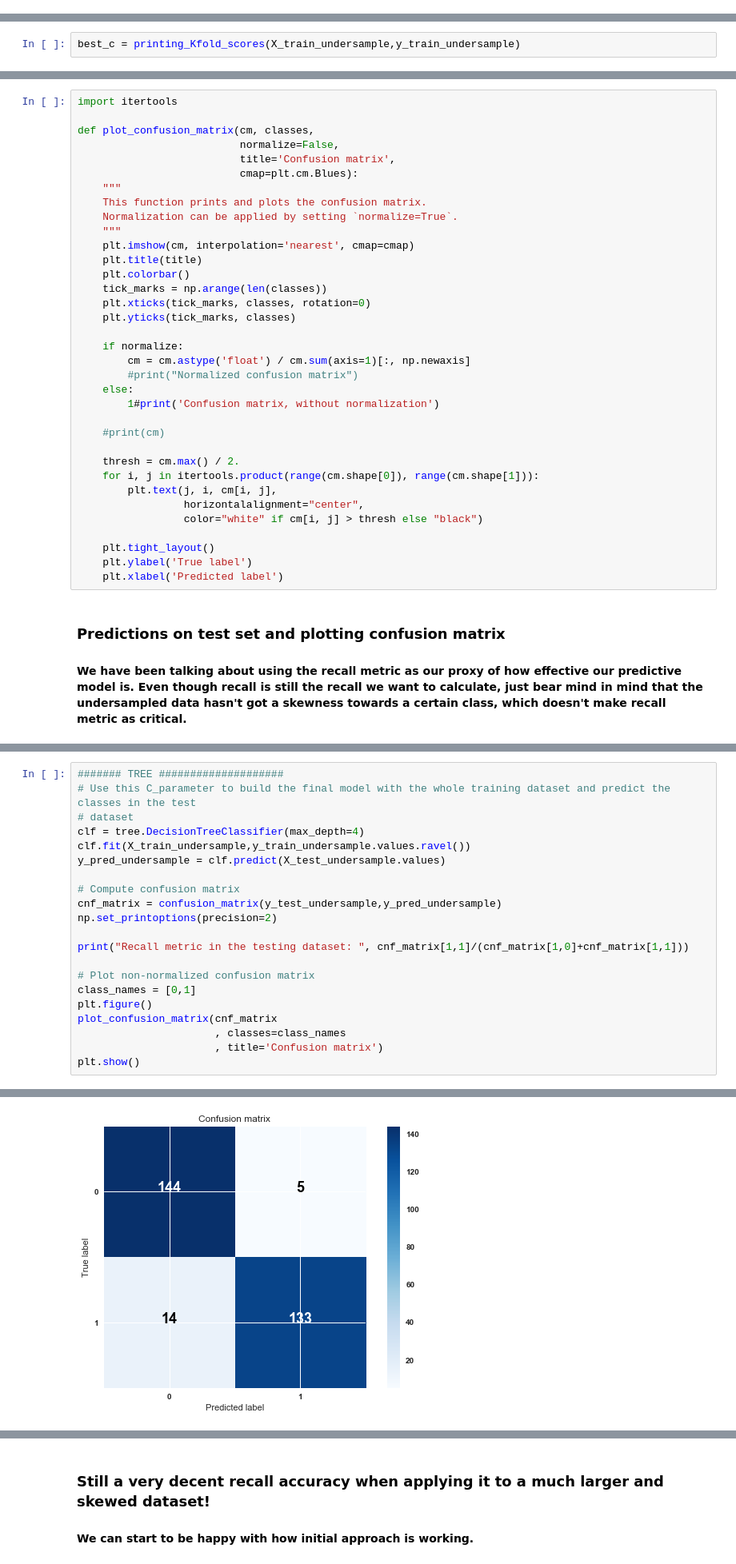
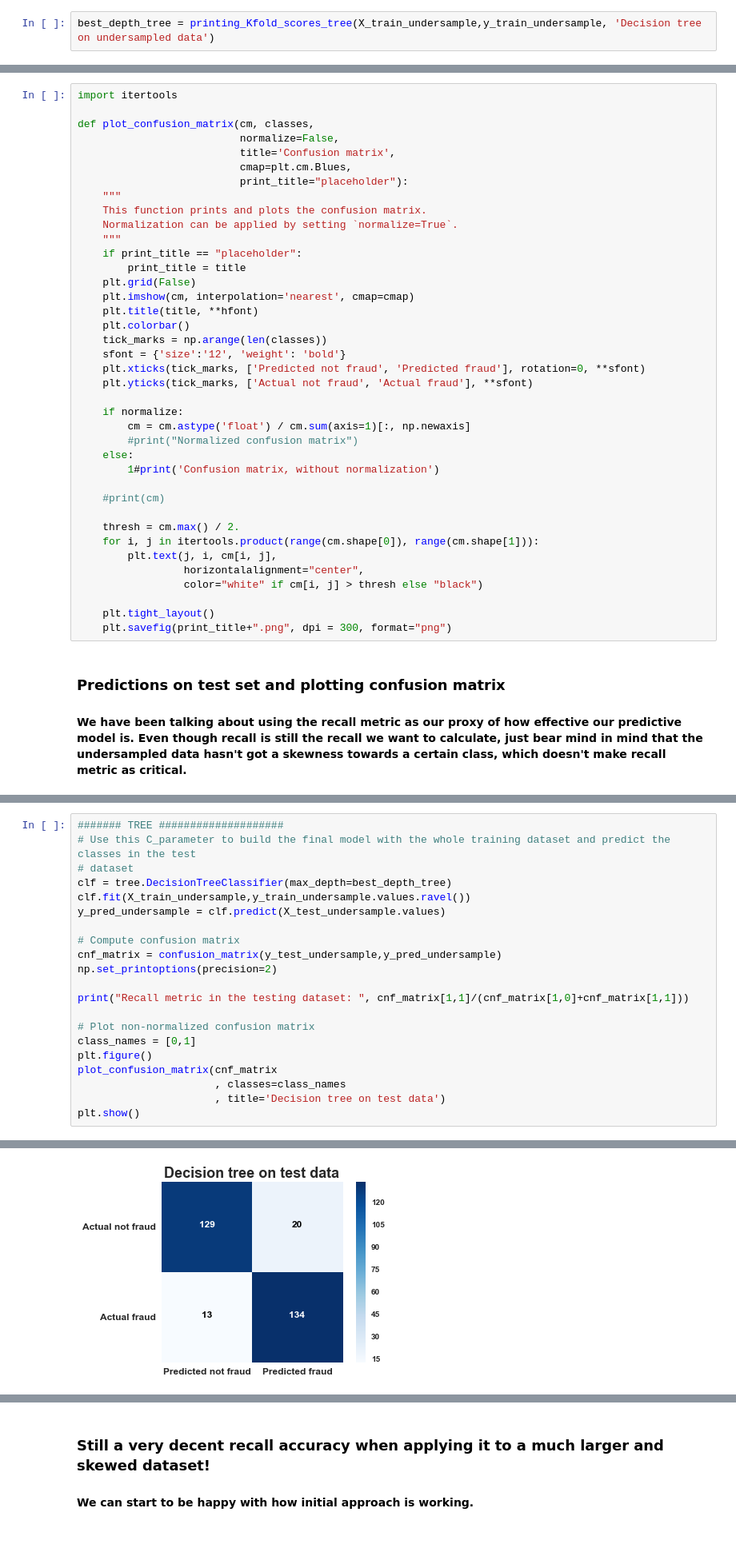
Before and after one commit to mshu1/SpendingHabitsEducation, a Jupyter notebook: original_notebook-lisa.ipynb, the cells around one changed output, grey strips where cells are left out. Shown at 80% size. Saved outputs shown, nothing was run; the diff lists cells and outputs as text; blank space fills up the shorter version.

```diff
--- a/original_notebook-lisa.ipynb
+++ b/original_notebook-lisa.ipynb
@@ -256,0 +305,2 @@ def printing_Kfold_scores(x_train_data,y_train_data):
+# %%
+best_depth_tree = printing_Kfold_scores_tree(X_train_undersample,y_train_undersample, 'Decision tree on undersampled data')
@@ -362,2 +379,0 @@ def printing_Kfold_scores_svm(x_train_data,y_train_data):
-# %%
-best_c = printing_Kfold_scores(X_train_undersample,y_train_undersample)
@@ -456,17 +406,22 @@ import itertools
 def plot_confusion_matrix(cm, classes,
                           normalize=False,
                           title='Confusion matrix',
-                          cmap=plt.cm.Blues):
+                          cmap=plt.cm.Blues,
+                          print_title="placeholder"):
     """
     This function prints and plots the confusion matrix.
     Normalization can be applied by setting `normalize=True`.
     """
+    if print_title == "placeholder":
+        print_title = title
+    plt.grid(False)
     plt.imshow(cm, interpolation='nearest', cmap=cmap)
-    plt.title(title)
+    plt.title(title, **hfont)
     plt.colorbar()
     tick_marks = np.arange(len(classes))
-    plt.xticks(tick_marks, classes, rotation=0)
-    plt.yticks(tick_marks, classes)
+    sfont = {'size':'12', 'weight': 'bold'}
+    plt.xticks(tick_marks, ['Predicted not fraud', 'Predicted fraud'], rotation=0, **sfont)
+    plt.yticks(tick_marks, ['Actual not fraud', 'Actual fraud'], **sfont)
 
     if normalize:
         cm = cm.astype('float') / cm.sum(axis=1)[:, np.newaxis]
@@ -483,8 +438,7 @@ def plot_confusion_matrix(cm, classes,
                  color="white" if cm[i, j] > thresh else "black")
 
     plt.tight_layout()
-    plt.ylabel('True label')
-    plt.xlabel('Predicted label')
+    plt.savefig(print_title+".png", dpi = 300, format="png")
 # %% [markdown]
 ### Predictions on test set and plotting confusion matrix
 
@@ -516,7 +470,7 @@ Recall metric in the testing dataset:  0.931972789116
 ####### TREE ####################
 # Use this C_parameter to build the final model with the whole training dataset and predict the classes in the test
 # dataset
-clf = tree.DecisionTreeClassifier(max_depth=4)
+clf = tree.DecisionTreeClassifier(max_depth=best_depth_tree)
 clf.fit(X_train_undersample,y_train_undersample.values.ravel())
 y_pred_undersample = clf.predict(X_test_undersample.values)
 
@@ -531,6 +485,6 @@ class_names = [0,1]
 plt.figure()
 plot_confusion_matrix(cnf_matrix
                       , classes=class_names
-                      , title='Confusion matrix')
+                      , title='Decision tree on test data')
 plt.show()
 # %% [output]
@@ -538,4 +492,4 @@ Recall metric in the testing dataset:  0.904761904762
-[figure, old version]
+[figure, new version]
 # %%
 ####### SVM linear ####################
 # Use this C_parameter to build the final model with the whole training dataset and predict the classes in the test
```
Also changed, not shown: parts of 24 cells of this notebook, 13 other files.
